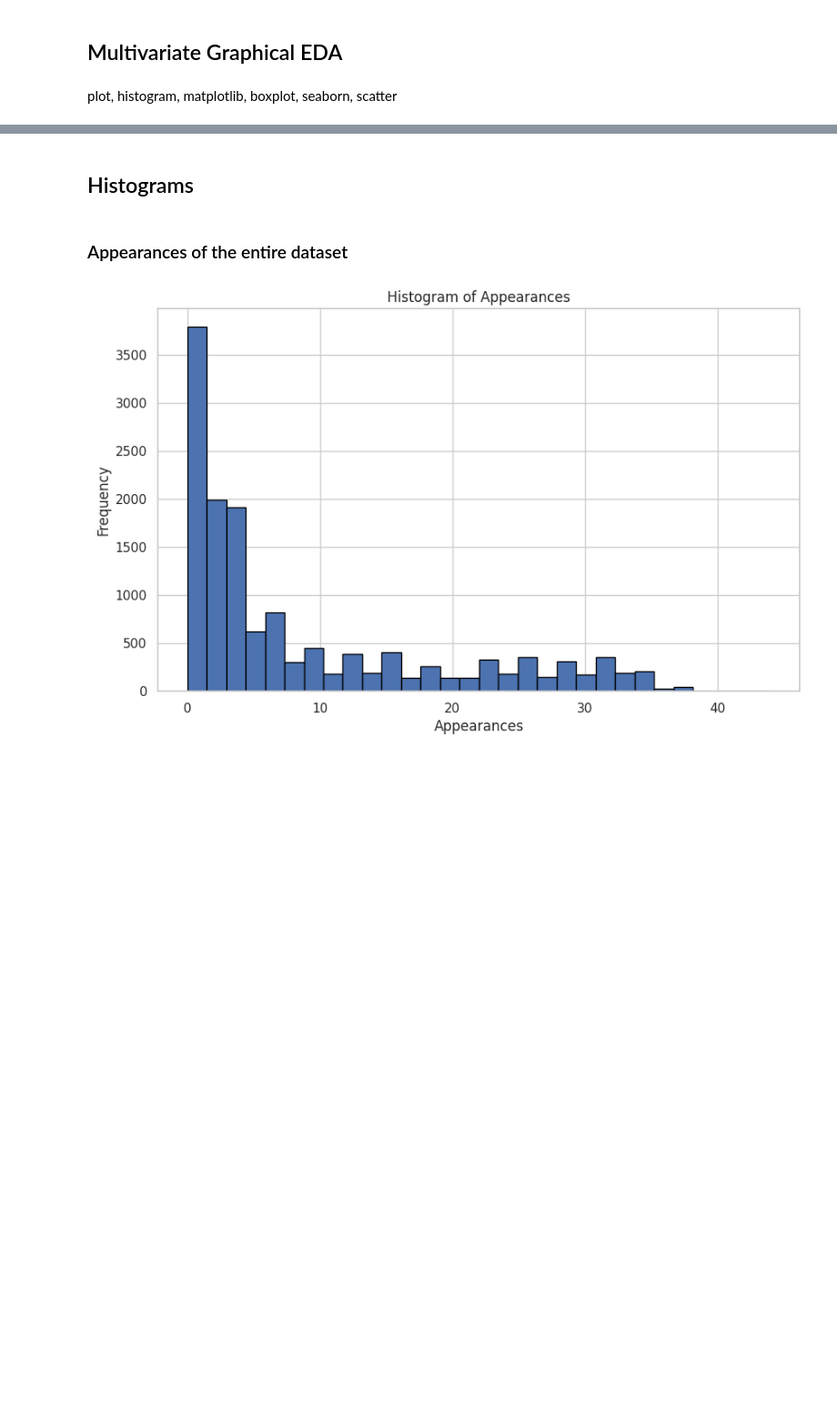
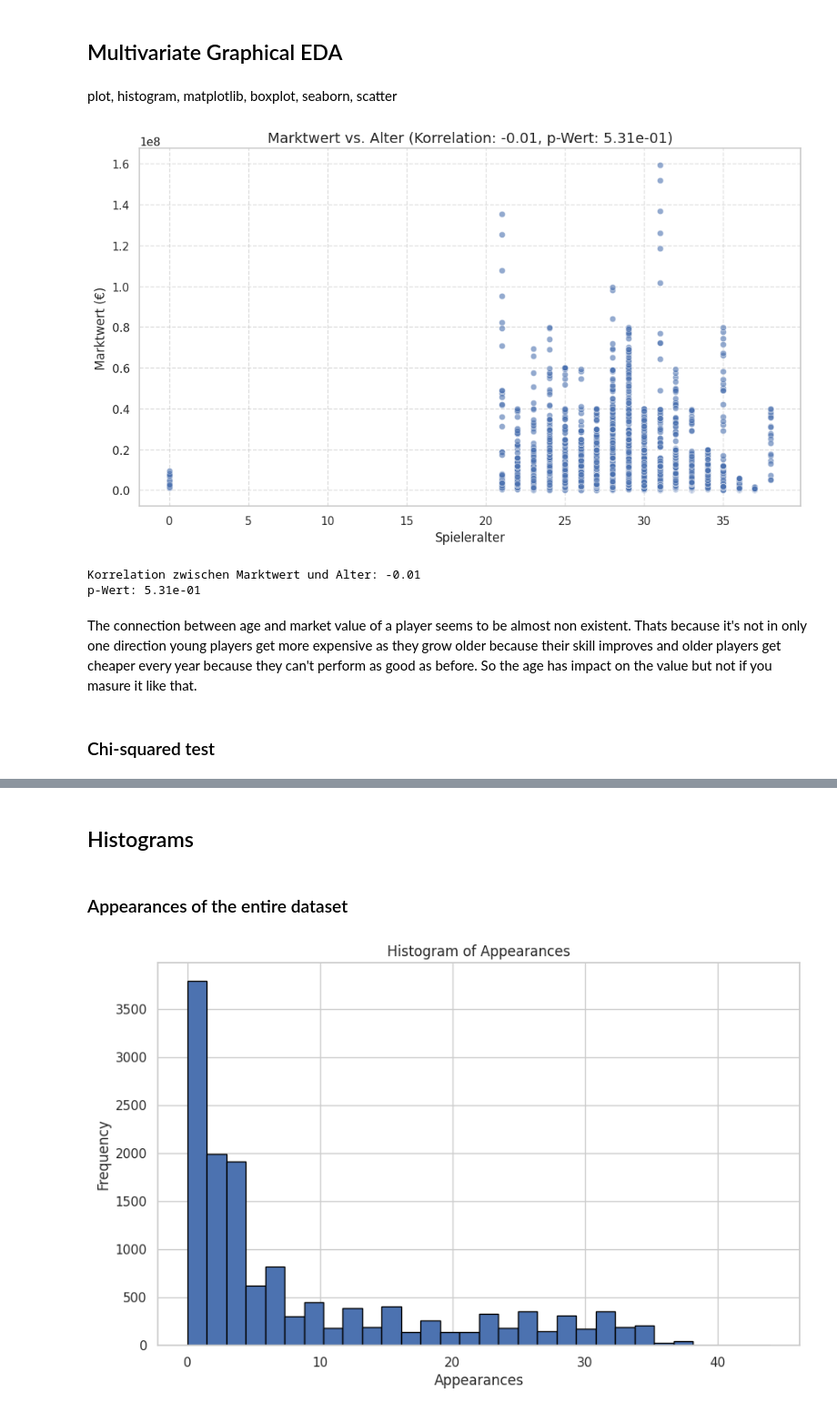
Before and after one commit to loretyan/ProjectDataAnalytics, a Jupyter notebook: Bundesliga.ipynb, the cells around one changed output, grey strips where cells are left out. Shown at 91% size. Drawn from its saved outputs; the diff is of its cells as text; code cells hidden in the pictures; blank space fills up the shorter version.

Commit message:
chi-squared

```diff
--- a/Bundesliga.ipynb
+++ b/Bundesliga.ipynb
@@ -485,3 +672,33 @@ summary, mean, mode, std, groupby, aggregation, variance, value_count, corelatio
 ## Multivariate Graphical EDA
 # %% [markdown]
 plot, histogram, matplotlib, boxplot, seaborn, scatter
+# %%
+# Spieleralter und Marktwert aus den beiden DataFrames verknüpfen
+df_combined = pd.merge(df_spieler[['Spieler_id', 'Spieleralter']],
+                       df_value[['player_id', 'avg_market_value']],
+                       left_on='Spieler_id', right_on='player_id')
+
+# Korrelation berechnen (pearsonr gibt den Korrelationskoeffizienten und den p-Wert zurück)
+correlation, p_value = pearsonr(df_combined['Spieleralter'], df_combined['avg_market_value'])
+
+# Scatterplot erstellen
+plt.figure(figsize=(10, 6))
+sns.scatterplot(data=df_combined, x='Spieleralter', y='avg_market_value', alpha=0.6)
+plt.title(f"Marktwert vs. Alter (Korrelation: {correlation:.2f}, p-Wert: {p_value:.2e})", fontsize=14)
+plt.xlabel('Spieleralter', fontsize=12)
+plt.ylabel('Marktwert (€)', fontsize=12)
+plt.grid(True, linestyle='--', alpha=0.6)
+plt.tight_layout()
+plt.show()
+
+# Ergebnisse ausgeben
+print(f"Korrelation zwischen Marktwert und Alter: {correlation:.2f}")
+print(f"p-Wert: {p_value:.2e}")
+# %% [output]
+[figure, added]
+Korrelation zwischen Marktwert und Alter: -0.01
+p-Wert: 5.31e-01
+# %% [markdown]
+The connection between age and market value of a player seems to be almost non existent. Thats because it's not in only one direction young players get more expensive as they grow older because their skill improves and older players get cheaper every year because they can't perform as good as before. So the age has impact on the value but not if you masure it like that.
+# %% [markdown]
+### Chi-squared test
```
Also changed, not shown: parts of 11 cells of this notebook.
